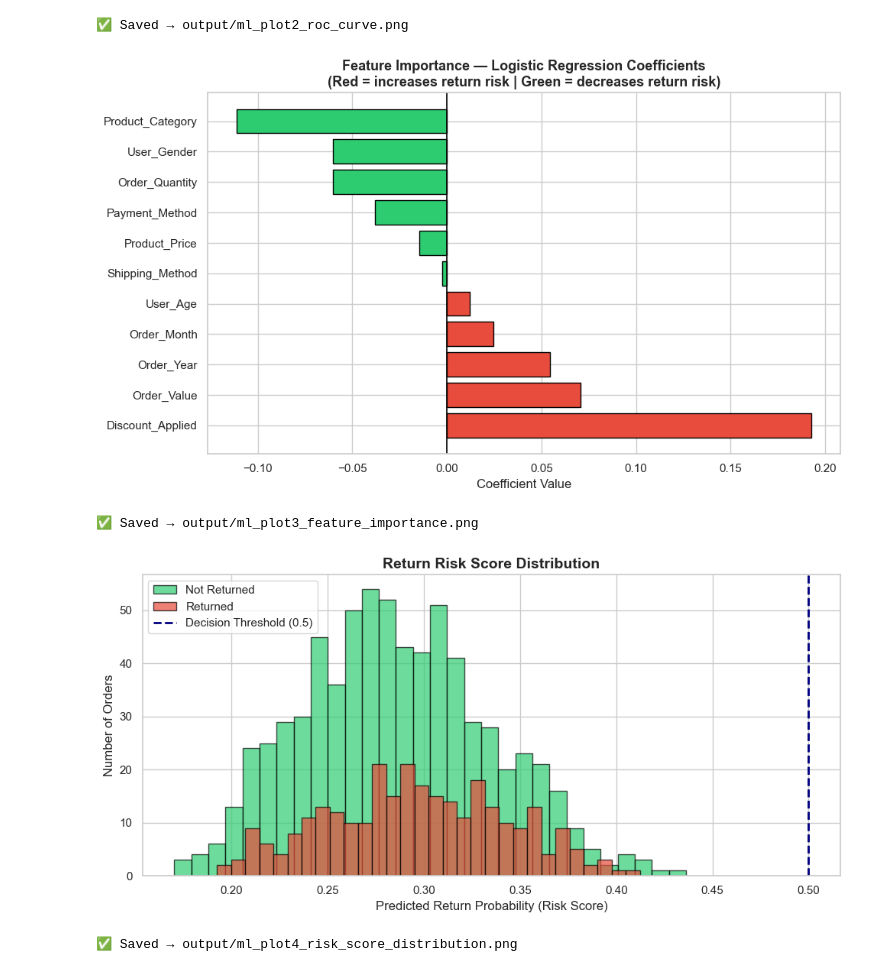
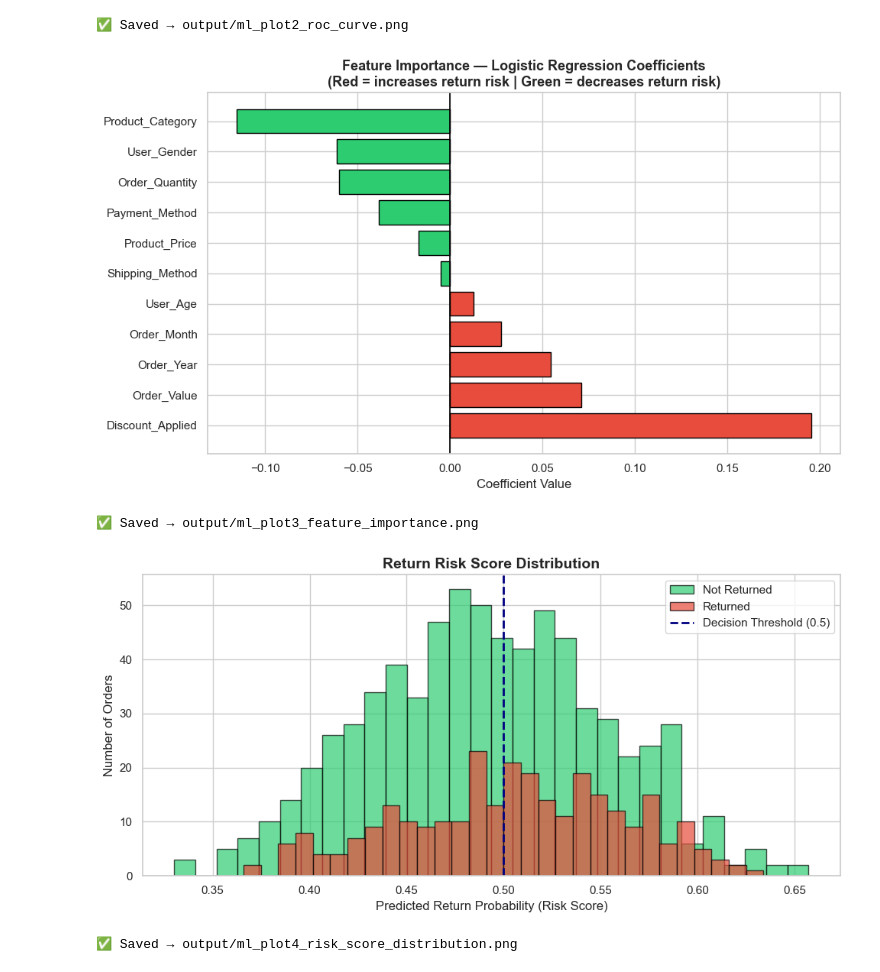
Before and after one commit to DaweAnki/Ecommerce-Return-Rate-Analysis, a Jupyter notebook: notebooks/02_ML_LogisticRegression.ipynb, the cells around one changed output. Cells and saved outputs as stored; diff of their text form; code cells hidden in the pictures.

```diff
--- a/notebooks/02_ML_LogisticRegression.ipynb
+++ b/notebooks/02_ML_LogisticRegression.ipynb
@@ -86,7 +94,9 @@ Target         : Return_Binary (0 = Not Returned, 1 = Returned)
 | 1 | Toys | 744.06 | 5 | 29.62 | Next-Day | Wallet | ... |
 | 2 | Clothing | 983.68 | 5 | 47.80 | Express | Wallet | ... |
 # %%
-le = LabelEncoder()
+# ============================================================
+# ENCODE CATEGORICAL COLUMNS
+# ============================================================
 
 categorical_cols = [
     'Product_Category',
@@ -97,9 +107,13 @@ categorical_cols = [
 
 df_encoded = df_ml.copy()
 
+# Store encoders for Streamlit
+encoders = {}
 for col in categorical_cols:
+    le = LabelEncoder()
     df_encoded[col] = le.fit_transform(df_encoded[col])
-    print(f"✅ {col} encoded")
+    encoders[col]   = le.classes_.tolist()
+    print(f"✅ {col} encoded → classes: {le.classes_.tolist()}")
 
 print("\nEncoded DataFrame sample:")
 df_encoded.head(3)
@@ -255,49 +317,54 @@ print("✅ Saved → output/ml_plot2_roc_curve.png")
 [figure]
 ✅ Saved → output/ml_plot2_roc_curve.png
 # %%
+# ============================================================
+# PLOT 3 — FEATURE IMPORTANCE
+# ============================================================
+
 coef_df = pd.DataFrame({
     'Feature'    : features,
-    'Coefficient': model.coef_[0]
+    'Coefficient': best_model.coef_[0]
 }).sort_values('Coefficient', ascending=False)
 
-colors_coef = ['#e74c3c' if c > 0 else '#2ecc71'
-               for c in coef_df['Coefficient']]
+colors_coef = ['#e74c3c' if c > 0 else '#2ecc71' for c in coef_df['Coefficient']]
 
 fig, ax = plt.subplots(figsize=(10, 6))
-bars = ax.barh(coef_df['Feature'], coef_df['Coefficient'],
-               color=colors_coef, edgecolor='black')
+ax.barh(coef_df['Feature'], coef_df['Coefficient'],
+        color=colors_coef, edgecolor='black')
 ax.axvline(x=0, color='black', linewidth=1.2)
 ax.set_xlabel('Coefficient Value', fontsize=12)
 ax.set_title('Feature Importance — Logistic Regression Coefficients\n'
              '(Red = increases return risk | Green = decreases return risk)',
              fontsize=13, fontweight='bold')
-
 plt.tight_layout()
 plt.savefig('../output/ml_plot3_feature_importance.png', dpi=150, bbox_inches='tight')
 plt.show()
 print("✅ Saved → output/ml_plot3_feature_importance.png")
 # %% [output]
-[figure, old version]
+[figure, new version]
 ✅ Saved → output/ml_plot3_feature_importance.png
 # %%
+# ============================================================
+# PLOT 4 — RISK SCORE DISTRIBUTION
+# ============================================================
+
 fig, ax = plt.subplots(figsize=(10, 5))
-ax.hist(y_pred_proba[y_test == 0], bins=30, alpha=0.7,
+ax.hist(best_pred_proba[y_test == 0], bins=30, alpha=0.7,
         color='#2ecc71', label='Not Returned', edgecolor='black')
-ax.hist(y_pred_proba[y_test == 1], bins=30, alpha=0.7,
+ax.hist(best_pred_proba[y_test == 1], bins=30, alpha=0.7,
         color='#e74c3c', label='Returned', edgecolor='black')
 ax.axvline(x=0.5, color='navy', linestyle='--',
            linewidth=2, label='Decision Threshold (0.5)')
 ax.set_xlabel('Predicted Return Probability (Risk Score)', fontsize=12)
 ax.set_ylabel('Number of Orders', fontsize=12)
 ax.set_title('Return Risk Score Distribution',
              fontsize=14, fontweight='bold')
 ax.legend(fontsize=11)
-
 plt.tight_layout()
 plt.savefig('../output/ml_plot4_risk_score_distribution.png', dpi=150, bbox_inches='tight')
 plt.show()
 print("✅ Saved → output/ml_plot4_risk_score_distribution.png")
 # %% [output]
-[figure, old version]
+[figure, new version]
 ✅ Saved → output/ml_plot4_risk_score_distribution.png
 # %%
```
Also changed, not shown: parts of 19 cells of this notebook, 15 other files.
